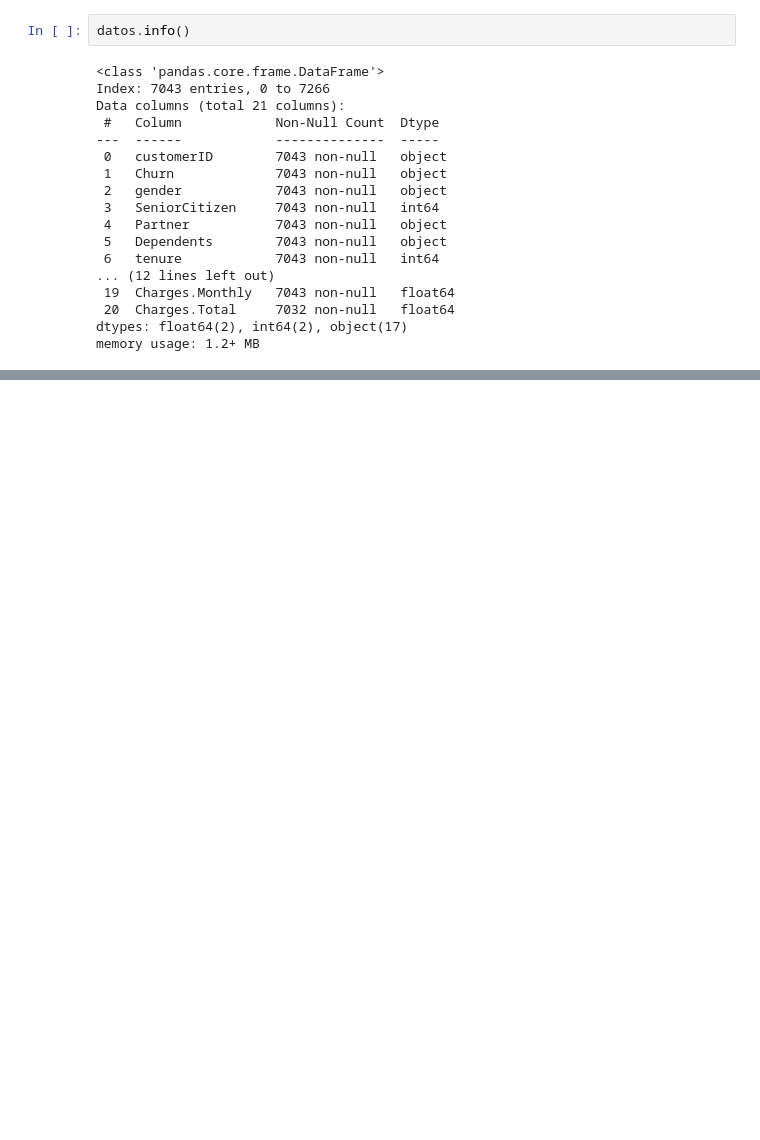
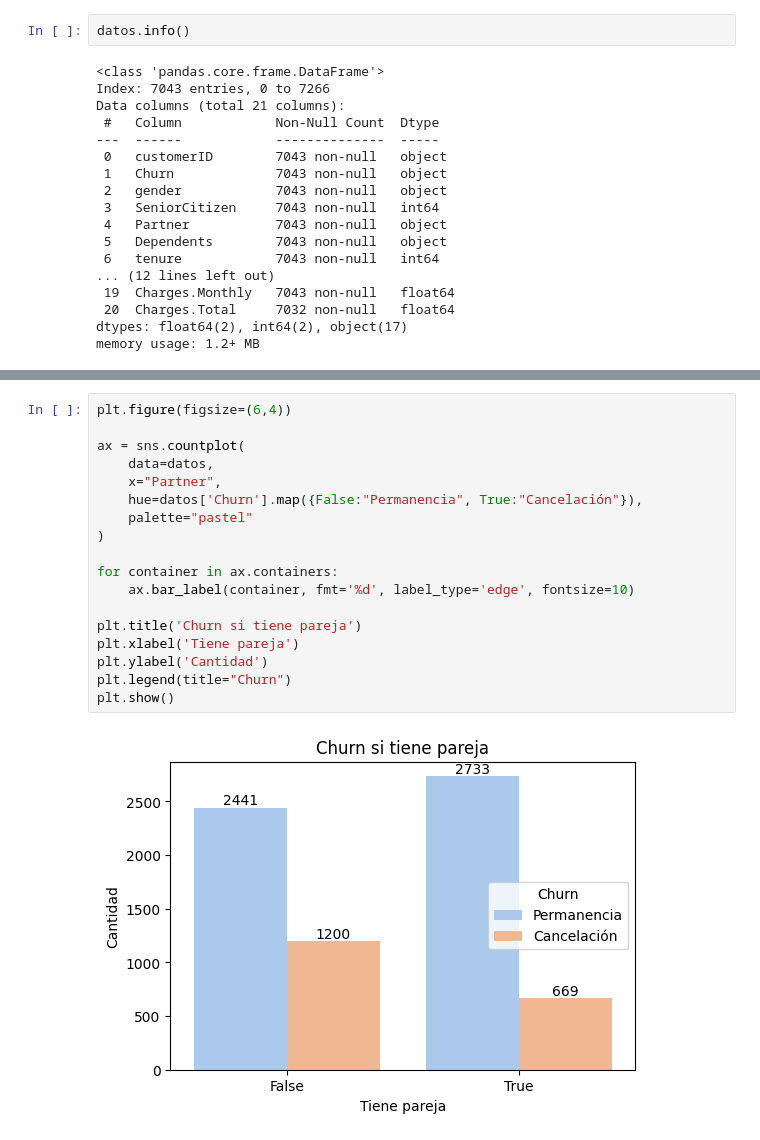
Before and after one commit to BillDevData/Challenge-2-Data-Science, a Jupyter notebook: notebook_del_challenge.ipynb, the cells around one changed output, grey strips where cells are left out. Cells and saved outputs as stored; diff of their text form; blank space fills up the shorter version.

```diff
--- a/notebook_del_challenge.ipynb
+++ b/notebook_del_challenge.ipynb
@@ -261,0 +476,20 @@ datos['SeniorCitizen'] = datos['SeniorCitizen'].astype(bool)
+# %%
+plt.figure(figsize=(6,4))
+
+ax = sns.countplot(
+    data=datos,
+    x="Partner",
+    hue=datos['Churn'].map({False:"Permanencia", True:"Cancelación"}),
+    palette="pastel"
+)
+
+for container in ax.containers:
+    ax.bar_label(container, fmt='%d', label_type='edge', fontsize=10)
+
+plt.title('Churn si tiene pareja')
+plt.xlabel('Tiene pareja')
+plt.ylabel('Cantidad')
+plt.legend(title="Churn")
+plt.show()
+# %% [output]
+[figure, added]
```
Also changed, not shown: parts of 24 cells of this notebook.
